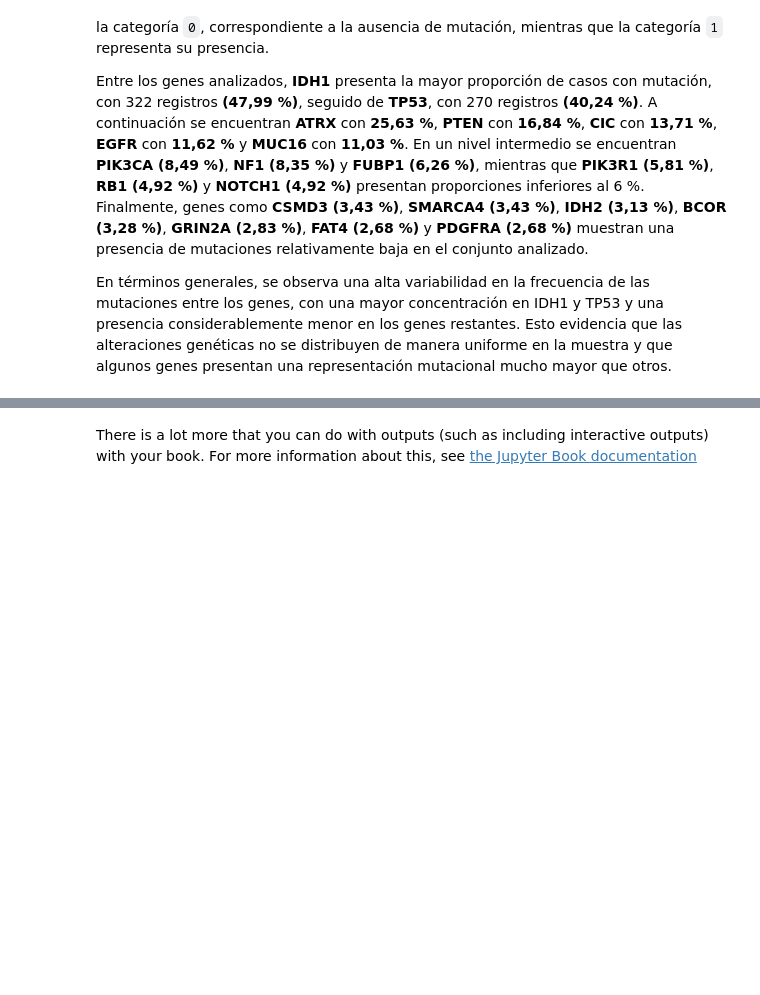
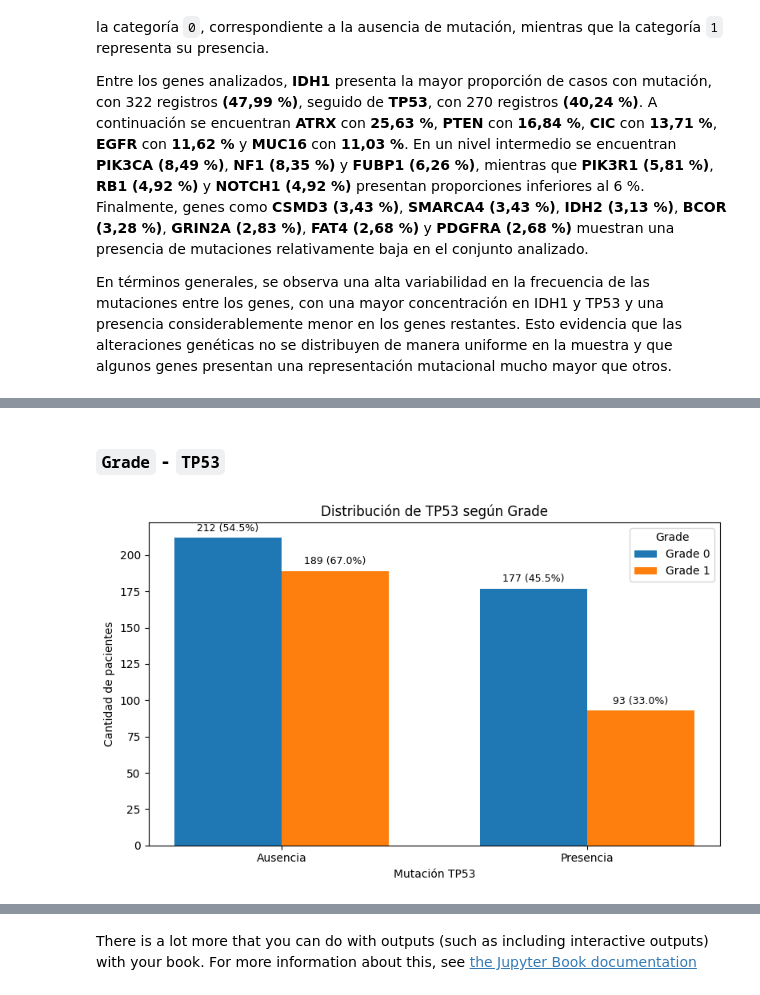
Before and after one commit to Alej0126/Jbook_dataviz, a Jupyter notebook: docs/_build/jupyter_execute/notebooks.ipynb, the cells around one changed output, grey strips where cells are left out. Cells and saved outputs as stored; diff of their text form; code cells hidden in the pictures; blank space fills up the shorter version.

```diff
--- a/docs/_build/jupyter_execute/notebooks.ipynb
+++ b/docs/_build/jupyter_execute/notebooks.ipynb
@@ -498,0 +655,16 @@ display(HTML(html_final))
+# %% [markdown]
+### `Grade` - `TP53`
+# %%
+tabla_TP53_bivariada = analisis_bivariado(
+    train_data,
+    target="Grade",
+    variable="TP53",
+    etiquetas={
+        0: "Ausencia",
+        1: "Presencia"
+    },
+    titulo="Distribución de TP53 según Grade",
+    xlabel="Mutación TP53"
+)
+# %% [output]
+[figure, added]
```
Also changed, not shown: parts of 12 cells of this notebook, 13 other files.
